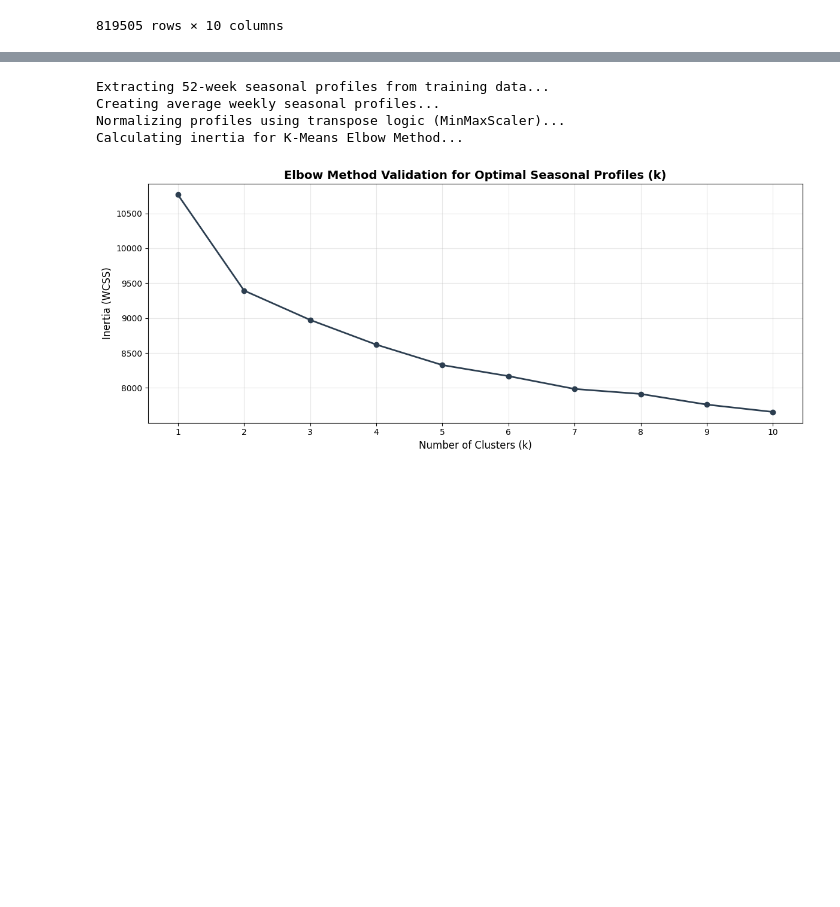
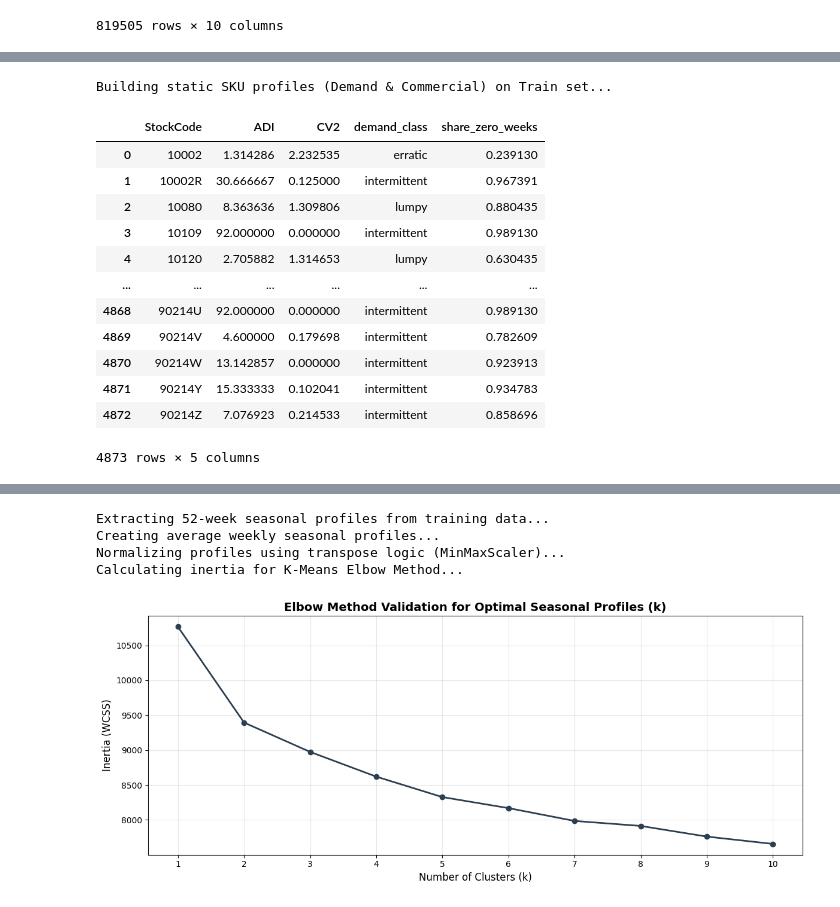
Before and after one commit to fede-giorgi/forecasting-retail, a Jupyter notebook: notebooks/data_processing_playground.ipynb, the cells around one changed output, grey strips where cells are left out. Saved outputs shown, nothing was run; the diff lists cells and outputs as text; code cells hidden in the pictures; blank space fills up the shorter version.

Commit message:
feat: complete pipeline integration, add static SKU profiles, and enhance API/clustering robustness

```diff
--- a/notebooks/data_processing_playground.ipynb
+++ b/notebooks/data_processing_playground.ipynb
@@ -254,0 +270,20 @@ sales_df_train
+# %%
+print("Building static SKU profiles (Demand & Commercial) on Train set...")
+demand_df = calculate_demand_profile(weekly_sales_train)
+commercial_df = calculate_commercial_profile(sales_df_train)
+demand_df
+# %% [output]
+Building static SKU profiles (Demand & Commercial) on Train set...
+|  | StockCode | ADI | CV2 | demand_class | share_zero_weeks |
+| 0 | 10002 | 1.314286 | 2.232535 | erratic | 0.239130 |
+| 1 | 10002R | 30.666667 | 0.125000 | intermittent | 0.967391 |
+| 2 | 10080 | 8.363636 | 1.309806 | lumpy | 0.880435 |
+| 3 | 10109 | 92.000000 | 0.000000 | intermittent | 0.989130 |
+| 4 | 10120 | 2.705882 | 1.314653 | lumpy | 0.630435 |
+| ... | ... | ... | ... | ... | ... |
+| 4868 | 90214U | 92.000000 | 0.000000 | intermittent | 0.989130 |
+| 4869 | 90214V | 4.600000 | 0.179698 | intermittent | 0.782609 |
+| 4870 | 90214W | 13.142857 | 0.000000 | intermittent | 0.923913 |
+| 4871 | 90214Y | 15.333333 | 0.102041 | intermittent | 0.934783 |
+| 4872 | 90214Z | 7.076923 | 0.214533 | intermittent | 0.858696 |
+4873 rows × 5 columns
```
Also changed, not shown: parts of 18 cells of this notebook, 3 other files.
